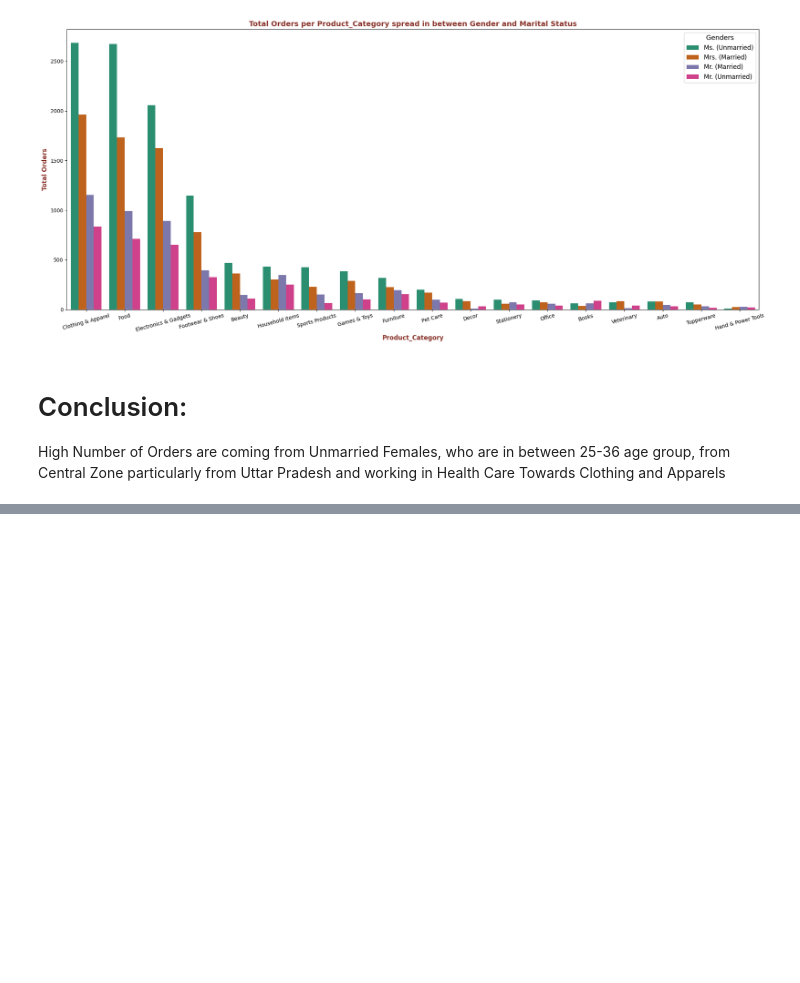
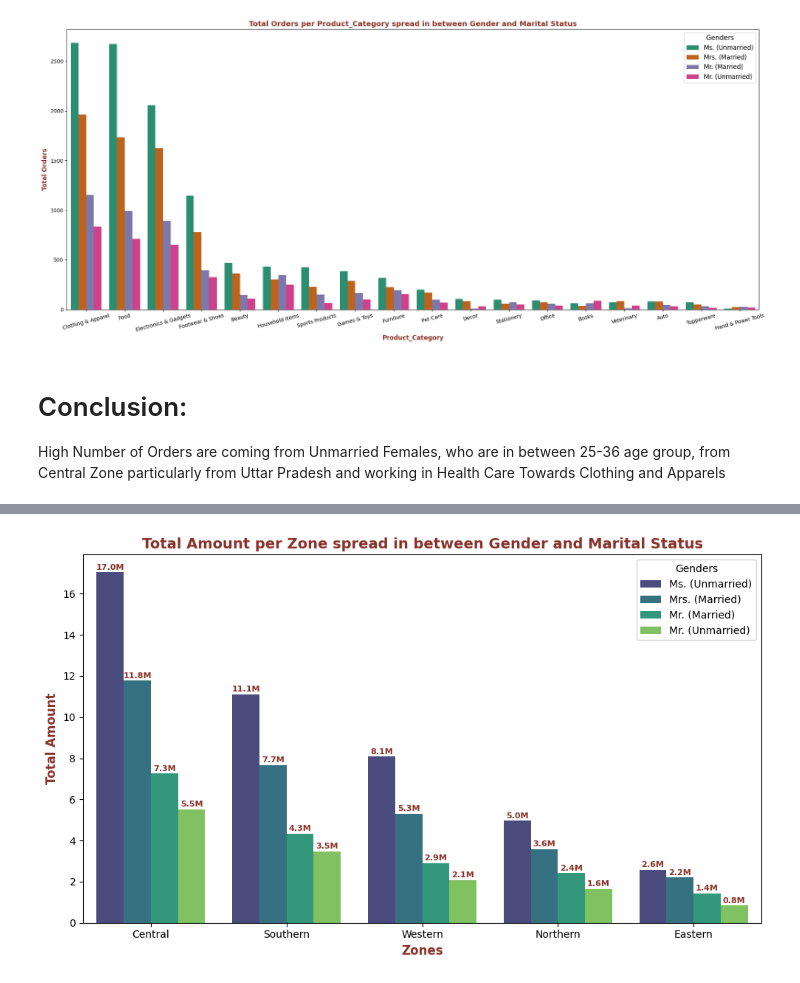
Before and after one commit to Avinash-Tamarapalli/DSProjects, a Jupyter notebook: EDA/DiwaliSales/DiwaliSales.ipynb, the cells around one changed output, grey strips where cells are left out. Cells and saved outputs as stored; diff of their text form; code cells hidden in the pictures; blank space fills up the shorter version.

```diff
--- a/EDA/DiwaliSales/DiwaliSales.ipynb
+++ b/EDA/DiwaliSales/DiwaliSales.ipynb
@@ -1023,0 +1108,40 @@ High Number of Orders are coming from Unmarried Females, who are in between 25-3
+# %%
+#### Total Amount per Zone
+
+total_amount_per_Zone = df.groupby(['Zone', 'Gender-Married'], as_index= False)['Amount'].sum().sort_values(by = 'Amount', ascending= False)
+
+total_amount_per_Zone['Amount'] = total_amount_per_Zone['Amount'] / 1000000
+
+plt.figure(figsize= (10,6))
+
+plot = sns.barplot(data= total_amount_per_Zone, x= 'Zone', y= 'Amount',
+                   hue= 'Gender-Married',
+                   palette= 'viridis',
+                   errorbar= None)
+
+for bar in plot.containers:
+    plot.bar_label(bar,
+                   labels= [f'{v:0.1f}M' for v in bar.datavalues],
+                   padding= 1,
+                   fontsize = 8,
+                   fontweight = 'bold',
+                   color = '#89332a')
+
+plt.title("Total Amount per Zone spread in between Gender and Marital Status",
+          fontdict= {'fontsize': 14,
+                     'fontweight' : 'bold',
+                     'color': '#89332a'})
+plt.xlabel("Zones",
+           fontdict={'fontsize': 12,
+                     'fontweight' : 'bold',
+                     'color':'#89332a'})
+plt.ylabel("Total Amount",
+           fontdict={'fontsize': 12,
+                     'fontweight' : 'bold',
+                     'color':'#89332a'})
+plt.legend(['Ms. (Unmarried)', 'Mrs. (Married)', 'Mr. (Married)', 'Mr. (Unmarried)'], title = 'Genders')
+plt.tight_layout()
+
+plt.show()
+# %% [output]
+[figure, added]
```
Also changed, not shown: parts of 9 cells of this notebook.
